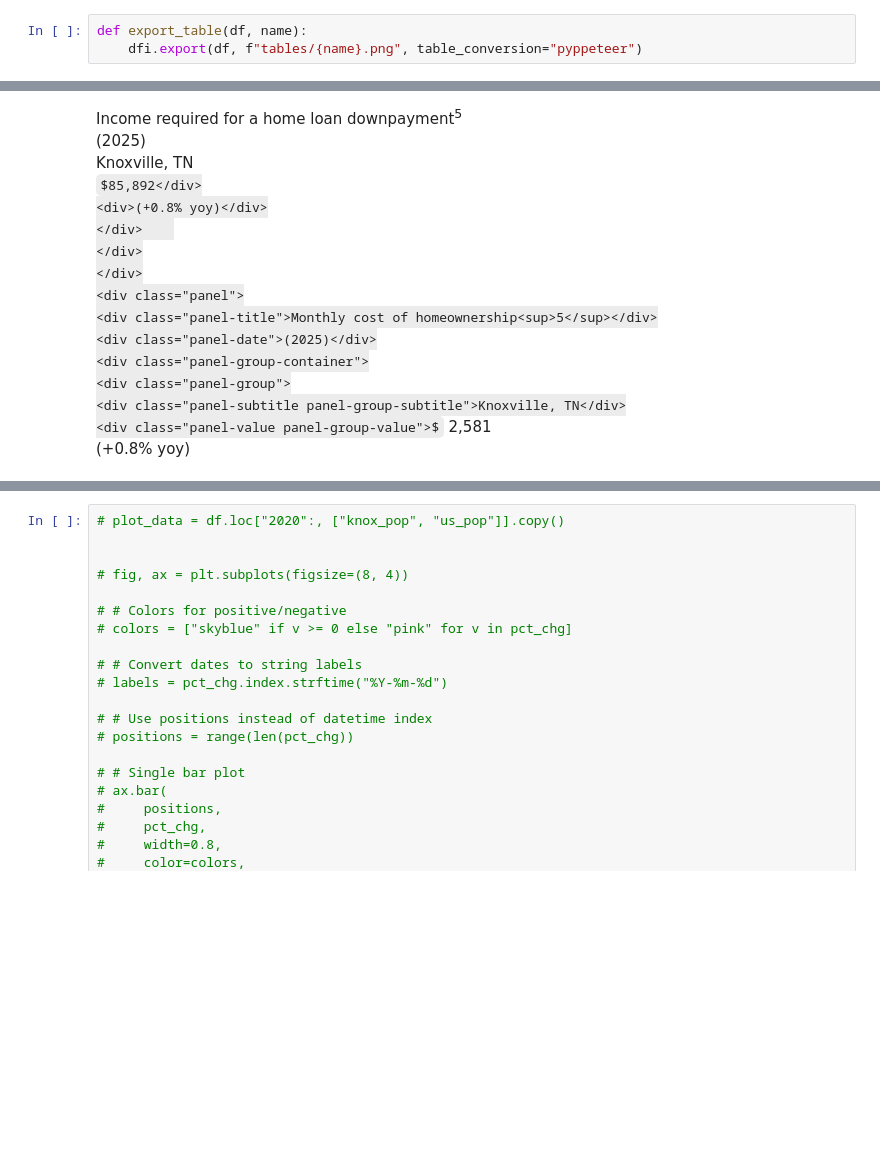
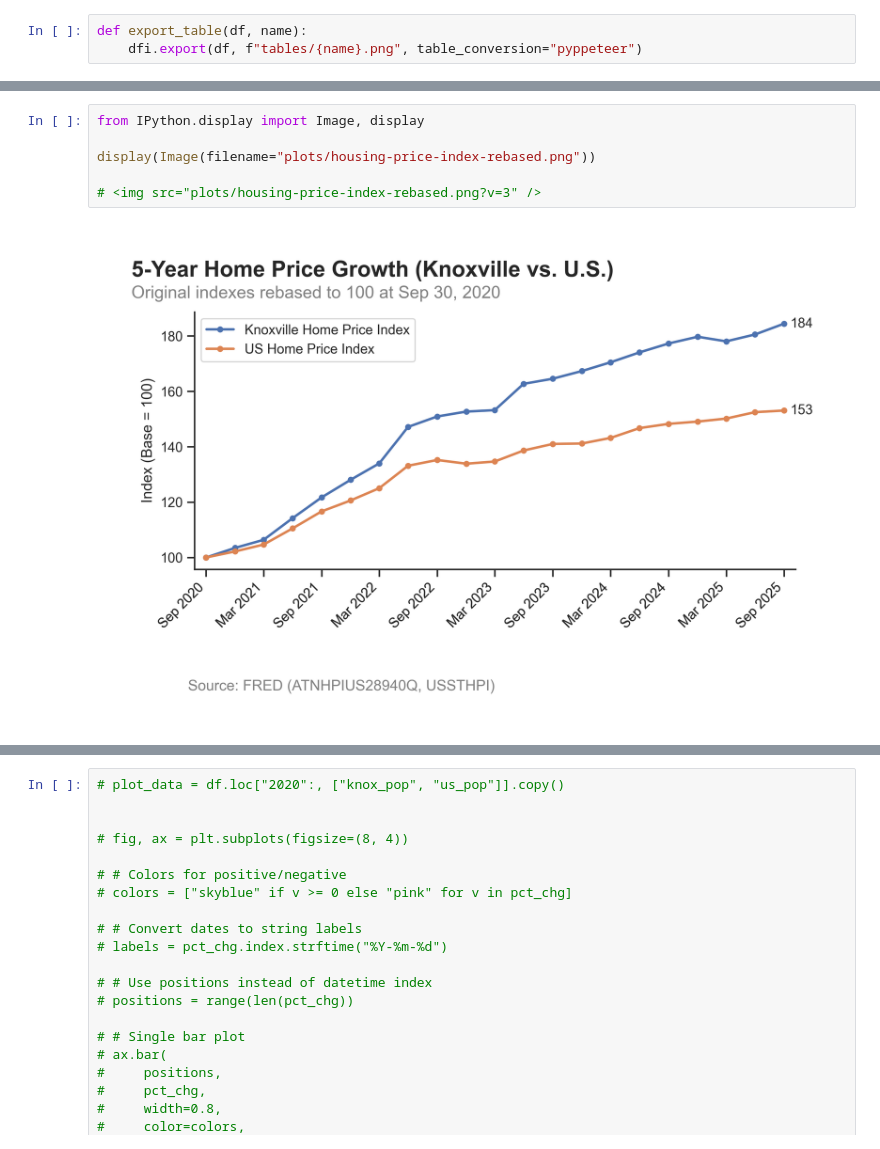
Before and after one commit to aaron-san/ancient-heights, a Jupyter notebook: index.ipynb, the cells around one changed output, grey strips where cells are left out. Drawn from its saved outputs; the diff is of its cells as text; some formulas as TeX source; blank space fills up the shorter version.

```diff
--- a/index.ipynb
+++ b/index.ipynb
@@ -774,25 +819,8 @@ The Knoxville Metropolitan area experienced significant home price growth over t
-# %% [markdown]
-<div class="panel-container">
-    <div class="panel">
-        <div class="panel-title">Income required for a home loan downpayment<sup>5</sup></div>
-        <div class="panel-date">(2025)</div>
-        <div class="panel-group-container">
-            <div class="panel-group">
-                <div class="panel-subtitle panel-group-subtitle">Knoxville, TN</div>
-                <div class="panel-value panel-group-value">$85,892</div>
-                <div>(+0.8% yoy)</div>
-            </div>
-        </div>
-    </div>
-    <div class="panel">
-        <div class="panel-title">Monthly cost of homeownership<sup>5</sup></div>
-        <div class="panel-date">(2025)</div>
-        <div class="panel-group-container">
-            <div class="panel-group">
-                <div class="panel-subtitle panel-group-subtitle">Knoxville, TN</div>
-                <div class="panel-value panel-group-value">$2,581</div>
-                <div>(+0.8% yoy)</div>
-            </div>
-        </div>
-    </div>
-</div>
+# %%
+from IPython.display import Image, display
+
+display(Image(filename="plots/housing-price-index-rebased.png"))
+
+# <img src="plots/housing-price-index-rebased.png?v=3" />
+# %% [output]
+[figure, added]
```
Also changed, not shown: parts of 26 cells of this notebook, 9 other files.
